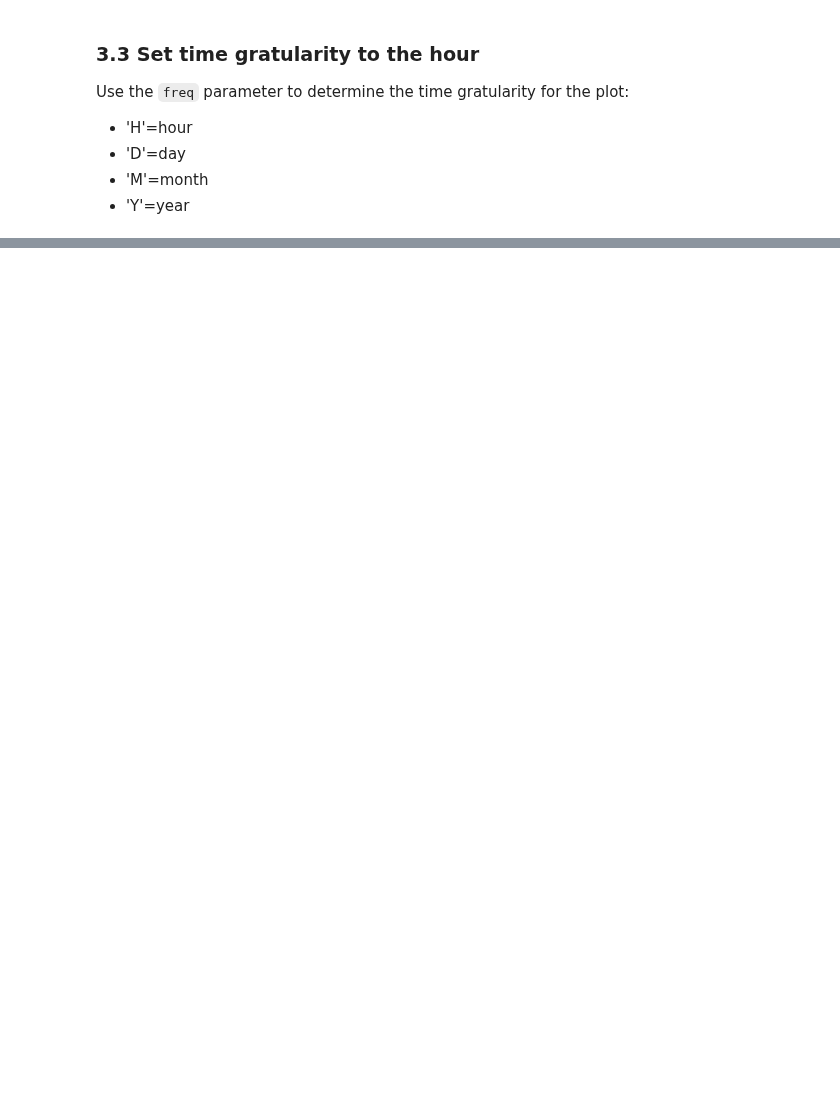
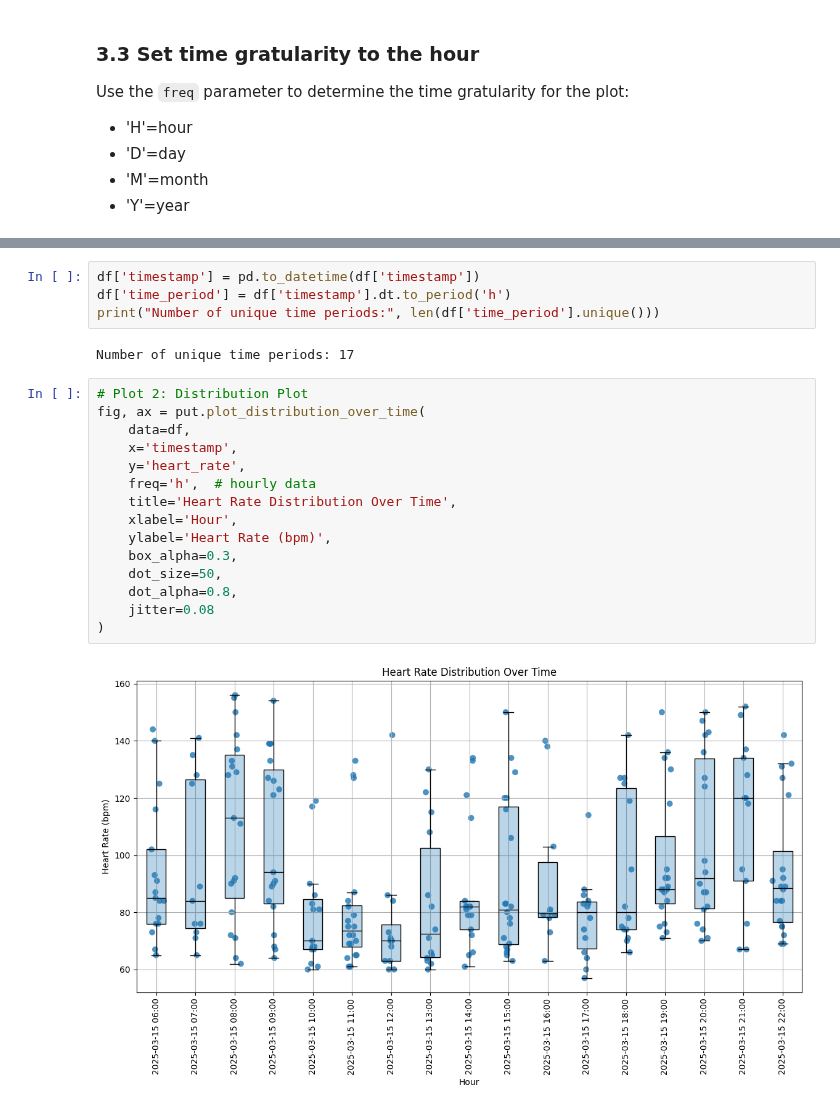
Before and after one commit to MenaWANG/mlarena, a Jupyter notebook: examples/3.utils_plot.ipynb, the cells around one changed output, grey strips where cells are left out. Saved outputs shown, nothing was run; the diff lists cells and outputs as text; blank space fills up the shorter version.

```diff
--- a/examples/3.utils_plot.ipynb
+++ b/examples/3.utils_plot.ipynb
@@ -319,0 +430,23 @@ plt.tight_layout()
+# %%
+df['timestamp'] = pd.to_datetime(df['timestamp'])
+df['time_period'] = df['timestamp'].dt.to_period('h')
+print("Number of unique time periods:", len(df['time_period'].unique()))
+# %% [output]
+Number of unique time periods: 17
+# %%
+# Plot 2: Distribution Plot
+fig, ax = put.plot_distribution_over_time(
+    data=df,
+    x='timestamp',
+    y='heart_rate',
+    freq='h',  # hourly data
+    title='Heart Rate Distribution Over Time',
+    xlabel='Hour',
+    ylabel='Heart Rate (bpm)',
+    box_alpha=0.3,
+    dot_size=50,
+    dot_alpha=0.8,
+    jitter=0.08
+)
+# %% [output]
+[figure, added]
```
Also changed, not shown: parts of 12 cells of this notebook, 3 other files.
